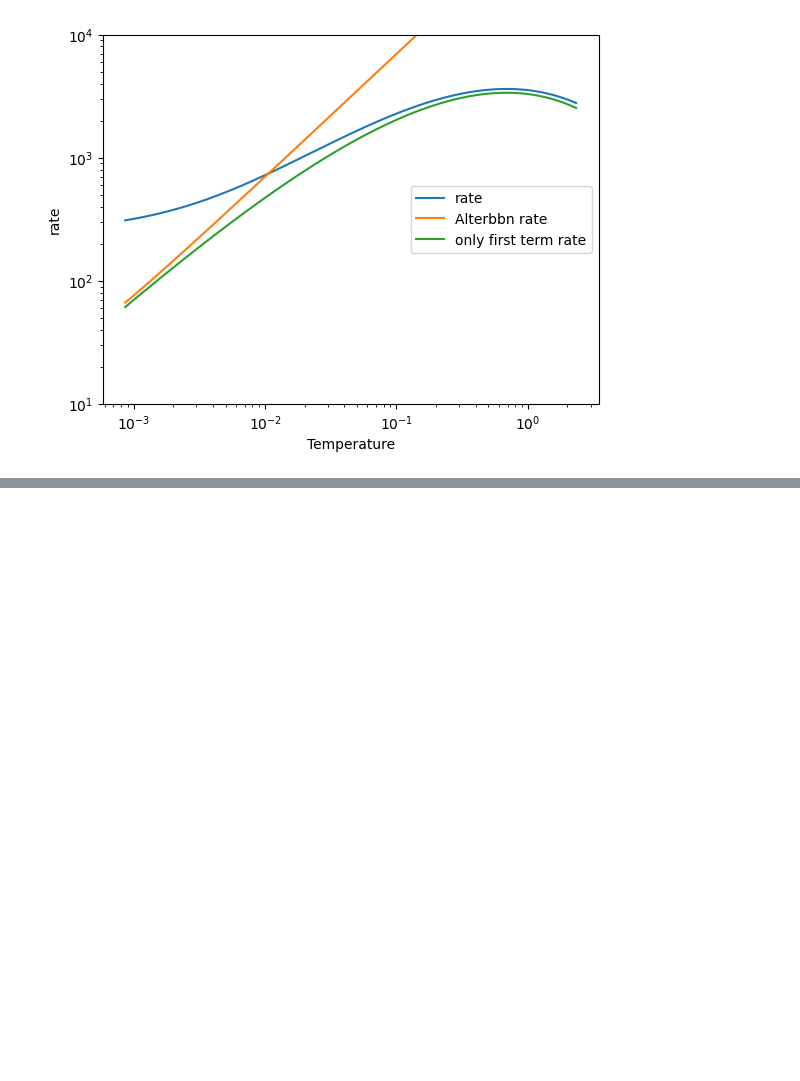
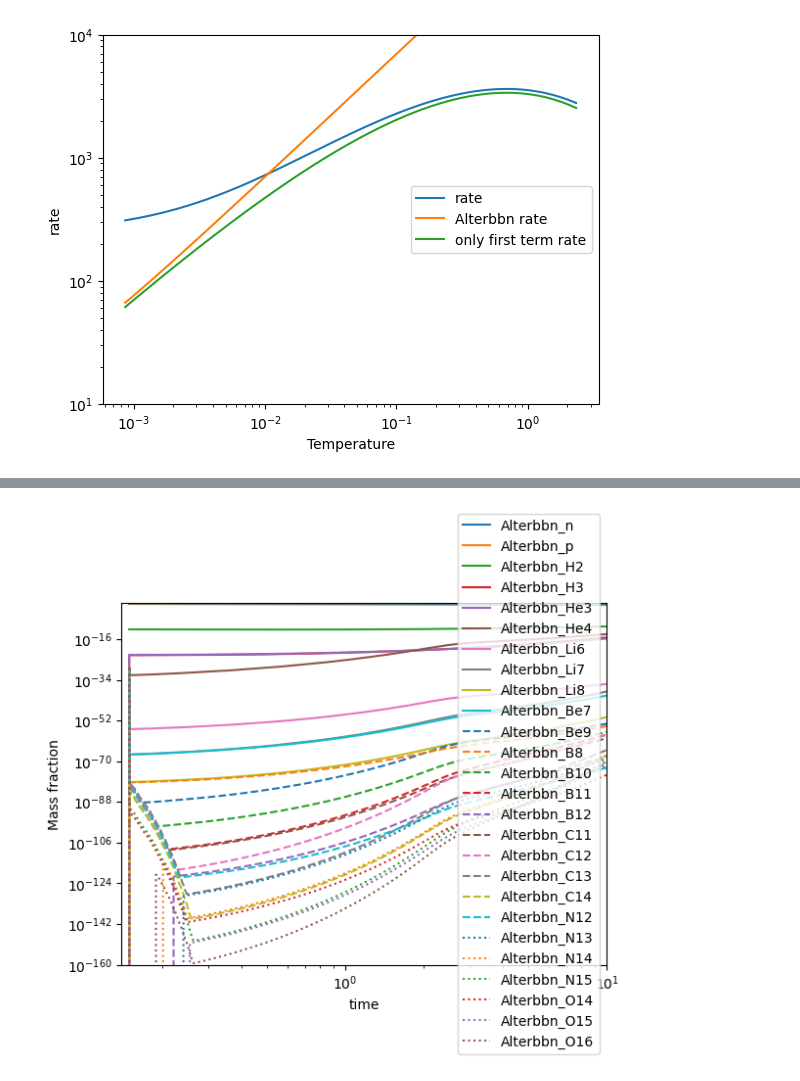
Before and after one commit to hansbdein/Speciale, a Jupyter notebook: only_pna_net.ipynb, the cells around one changed output, grey strips where cells are left out. Saved outputs shown, nothing was run; the diff lists cells and outputs as text; code cells hidden in the pictures; blank space fills up the shorter version.

```diff
--- a/only_pna_net.ipynb
+++ b/only_pna_net.ipynb
@@ -1290,0 +1308,24 @@ NameError: name 'qnp' is not defined
+# %%
+# Plot the results
+soltime=(nsolY.t+t_ini)/timeunit
+jac_soltime=(jacsolY.t+t_ini)/timeunit
+plt.figure('abundance')
+prop_cycle = plt.rcParams['axes.prop_cycle']
+colors = prop_cycle.by_key()['color']
+colors*=3
+line=['-']*10+['--']*10+[':']*10
+
+
+for i in range(26):
+    plt.plot(data[:,0]/timeunit, np.array(PNAsort(Alter_A))[i]*data[:,i+3],line[i], color=colors[i], label='Alterbbn_'+Y_labels[i])
+
+plt.xlabel('time')
+plt.ylabel('Mass fraction')
+plt.ylim(1e-160,1)
+plt.xlim(t_ini/timeunit-0.01 ,10)
+plt.xscale('log')
+plt.yscale('log')
+plt.legend(loc='right')
+plt.show()
+# %% [output]
+[figure, added]
```
Also changed, not shown: parts of 4 cells of this notebook, 5 other files.
